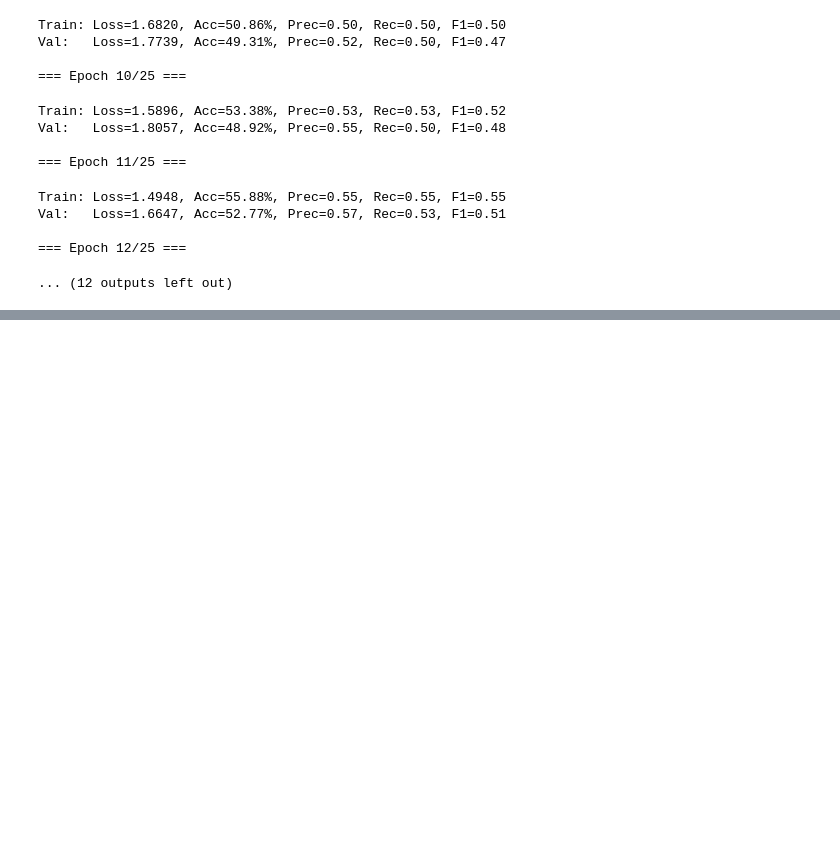
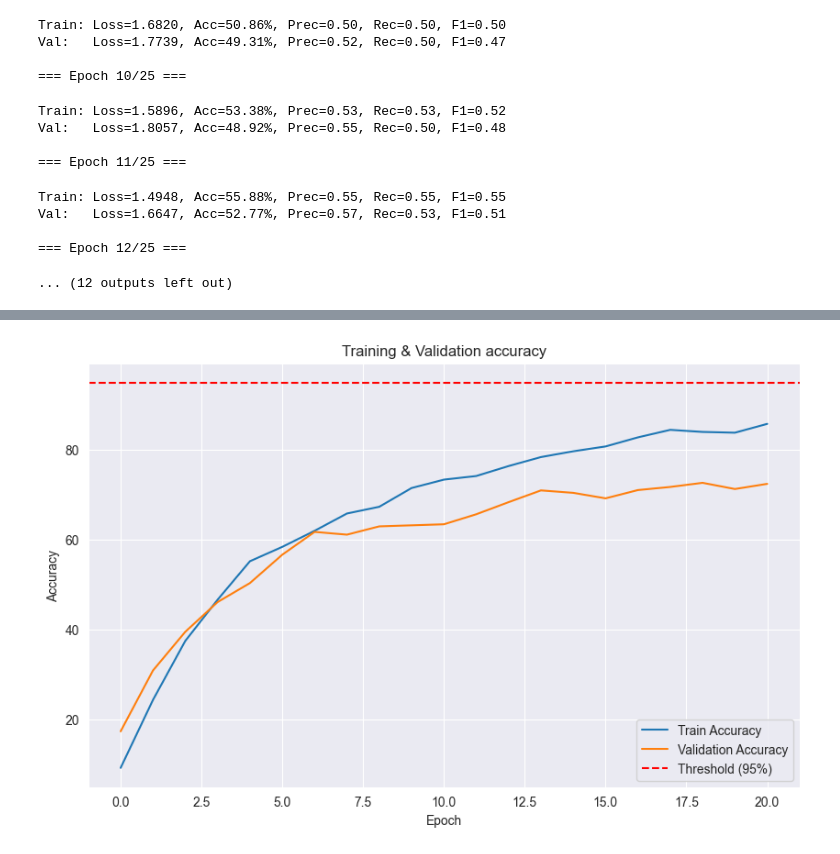
Before and after one commit to catnukh/ButterflyNet, a Jupyter notebook: hyperparams.ipynb, the cells around one changed output, grey strips where cells are left out. Cells and saved outputs as stored; diff of their text form; code cells hidden in the pictures; blank space fills up the shorter version.

```diff
--- a/hyperparams.ipynb
+++ b/hyperparams.ipynb
@@ -657,0 +661,4 @@ for key, value in trial.params.items():
+# %%
+model_v3 = CNN_v3()
+optimizer_v3 = optim.AdamW(model_v3.parameters(), lr=0.001)
+train_metrics_v3, val_metrics_v3 = train_model(model_v3, loss_fn, train_loader, val_loader, optimizer_v3, device, 40)
@@ -657,0 +712,5 @@ for key, value in trial.params.items():
+# %%
+plot_acc(train_metrics_v3["acc"],
+         val_metrics_v3["acc"])
+# %% [output]
+[figure, added]
```
Also changed, not shown: parts of 16 cells of this notebook.
